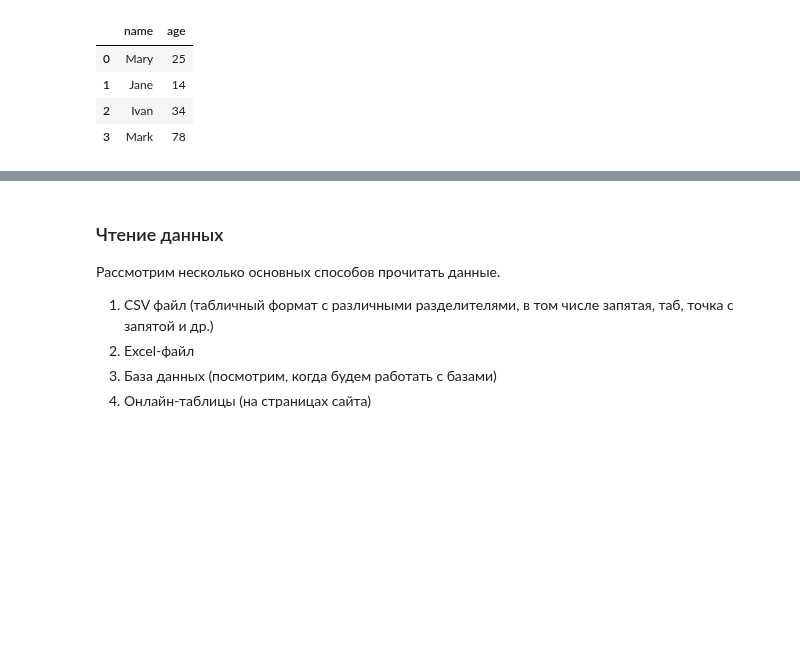
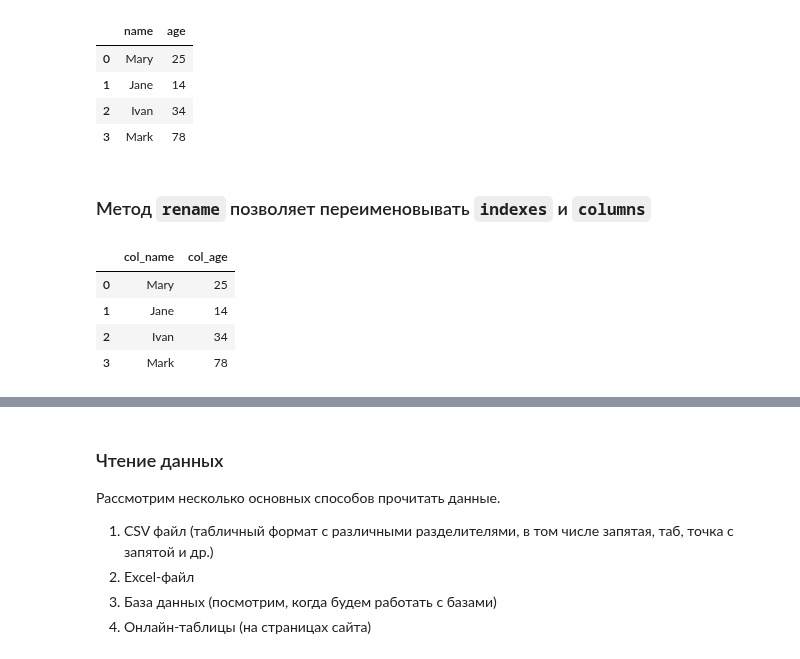
Before and after one commit to hse-ling-python/seminars, a Jupyter notebook: visualization/pandas.ipynb, the cells around one changed output, grey strips where cells are left out. Drawn from its saved outputs; the diff is of its cells as text; code cells hidden in the pictures; blank space fills up the shorter version.

```diff
--- a/visualization/pandas.ipynb
+++ b/visualization/pandas.ipynb
@@ -57,3 +57,13 @@ df
 | 1 | Jane | 14 |
 | 2 | Ivan | 34 |
 | 3 | Mark | 78 |
+# %% [markdown]
+### Метод `rename` позволяет переименовывать `indexes` и `columns`
+# %%
+df.rename(columns={"name": "col_name", "age": "col_age"})
+# %% [output]
+|  | col_name | col_age |
+| 0 | Mary | 25 |
+| 1 | Jane | 14 |
+| 2 | Ivan | 34 |
+| 3 | Mark | 78 |
```
Also changed, not shown: parts of 19 cells of this notebook.
